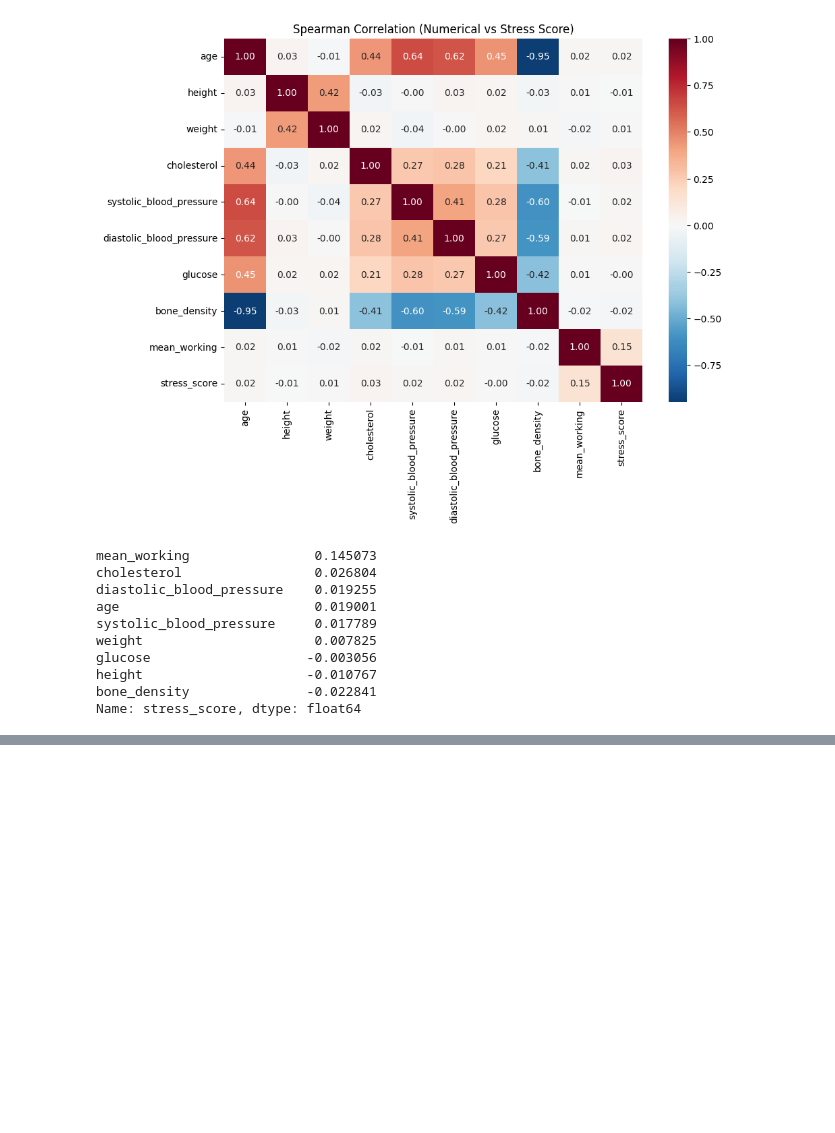
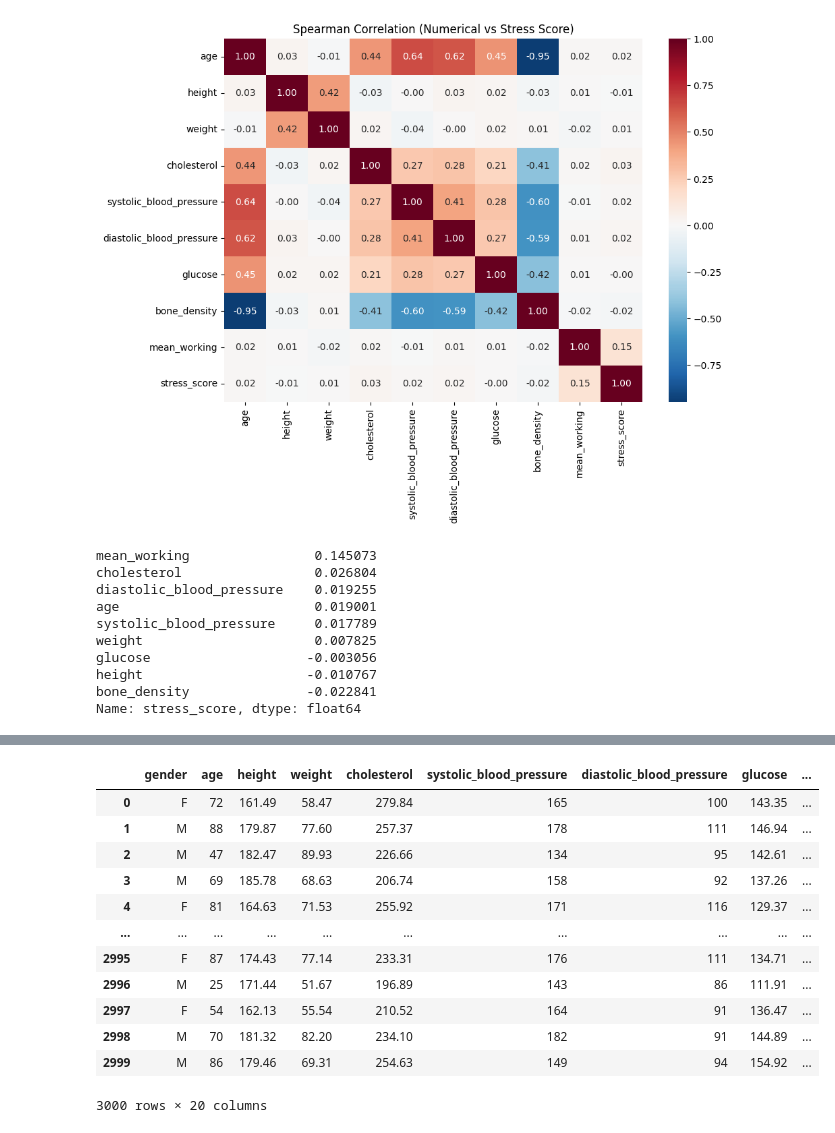
Before and after one commit to moonhimchan/data_analyst_project, a Jupyter notebook: dacon/데이콘 Basic 스트레스 지수 예측/submit/submit03.ipynb, the cells around one changed output, grey strips where cells are left out. Drawn from its saved outputs; the diff is of its cells as text; code cells hidden in the pictures; blank space fills up the shorter version.

```diff
--- a/dacon/데이콘 Basic 스트레스 지수 예측/submit/submit03.ipynb
+++ b/dacon/데이콘 Basic 스트레스 지수 예측/submit/submit03.ipynb
@@ -172,0 +316,3 @@ Length: 3000, dtype: float64
+# %%
+X = train.drop(columns=["ID", "stress_score", "stress_group", "stress_group_10", "stress_bin"])
+y = train["stress_bin"]
@@ -172,0 +326,16 @@ Length: 3000, dtype: float64
+# %%
+X
+# %% [output]
+|  | gender | age | height | weight | cholesterol | systolic_blood_pressure | diastolic_blood_pressure | glucose | ... |
+| 0 | F | 72 | 161.49 | 58.47 | 279.84 | 165 | 100 | 143.35 | ... |
+| 1 | M | 88 | 179.87 | 77.60 | 257.37 | 178 | 111 | 146.94 | ... |
+| 2 | M | 47 | 182.47 | 89.93 | 226.66 | 134 | 95 | 142.61 | ... |
+| 3 | M | 69 | 185.78 | 68.63 | 206.74 | 158 | 92 | 137.26 | ... |
+| 4 | F | 81 | 164.63 | 71.53 | 255.92 | 171 | 116 | 129.37 | ... |
+| ... | ... | ... | ... | ... | ... | ... | ... | ... | ... |
+| 2995 | F | 87 | 174.43 | 77.14 | 233.31 | 176 | 111 | 134.71 | ... |
+| 2996 | M | 25 | 171.44 | 51.67 | 196.89 | 143 | 86 | 111.91 | ... |
+| 2997 | F | 54 | 162.13 | 55.54 | 210.52 | 164 | 91 | 136.47 | ... |
+| 2998 | M | 70 | 181.32 | 82.20 | 234.10 | 182 | 91 | 144.89 | ... |
+| 2999 | M | 86 | 179.46 | 69.31 | 254.63 | 149 | 94 | 154.92 | ... |
+3000 rows × 20 columns
```
Also changed, not shown: parts of 15 cells of this notebook, 1 other file.
